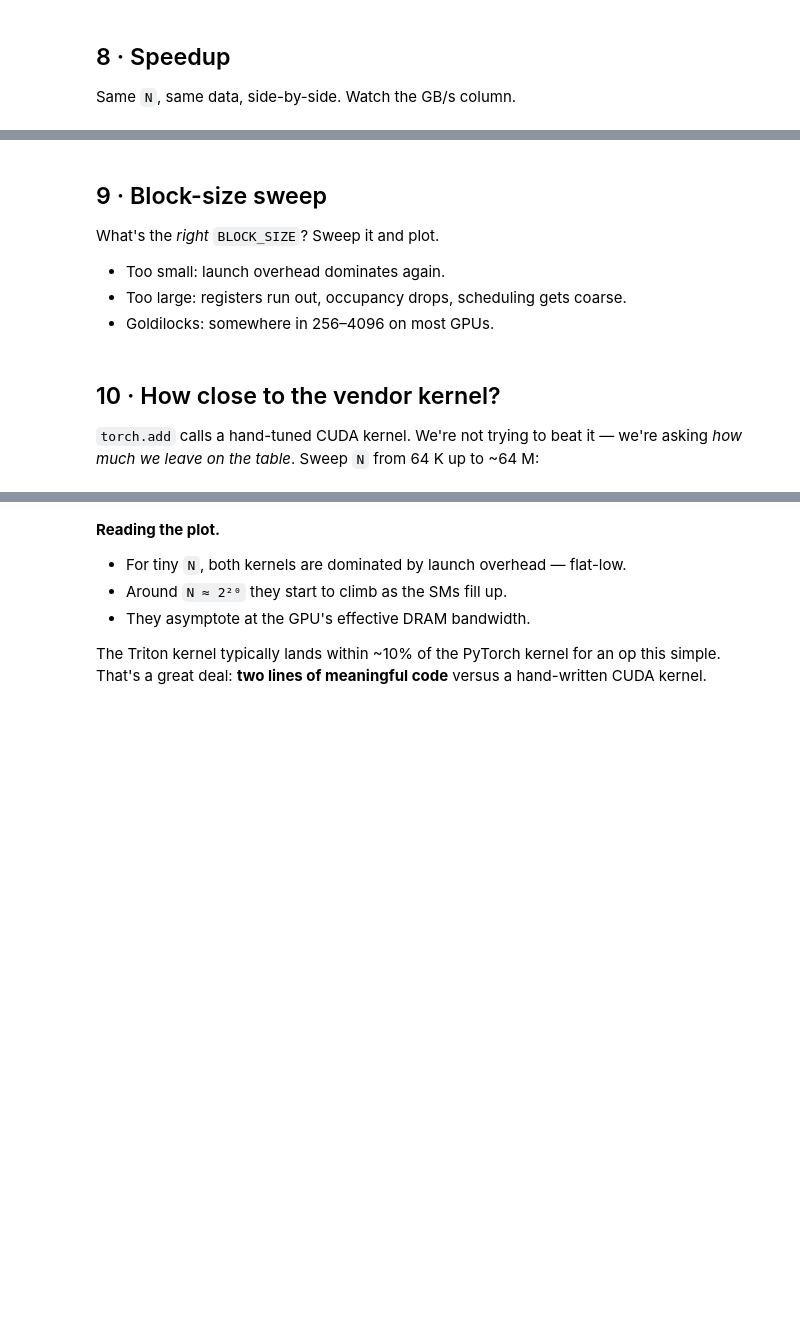
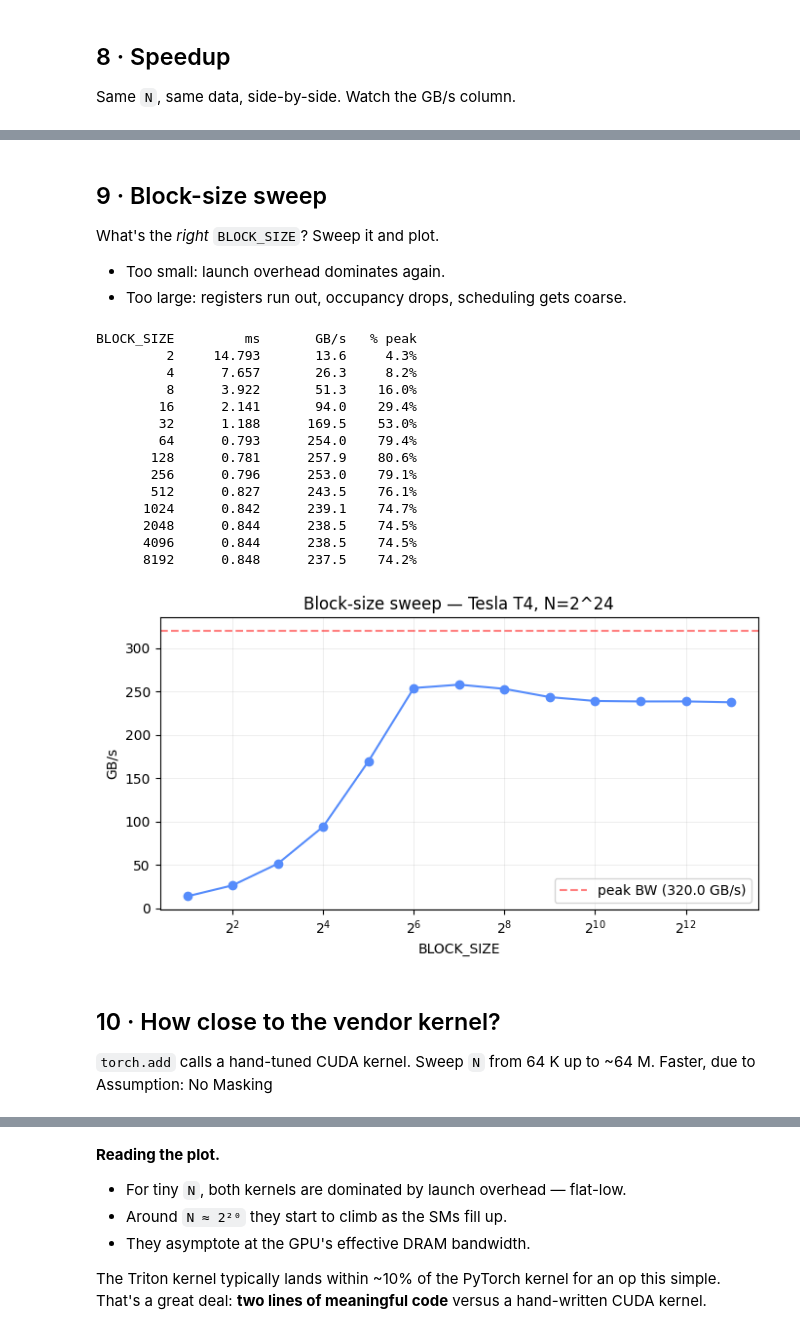
Before and after one commit to kross11480/l2-gpu-triton, a Jupyter notebook: l2-triton_vecmul.ipynb, the cells around one changed output, grey strips where cells are left out. Cells and saved outputs as stored; diff of their text form; code cells hidden in the pictures; blank space fills up the shorter version.

Commit message:
[feat] Simple vector addition example with some images * minor edits

```diff
--- a/l2-triton_vecmul.ipynb
+++ b/l2-triton_vecmul.ipynb
@@ -559,33 +553,47 @@ What's the *right* `BLOCK_SIZE`? Sweep it and plot.
 
 - Too small: launch overhead dominates again.
 - Too large: registers run out, occupancy drops, scheduling gets coarse.
-- Goldilocks: somewhere in 256–4096 on most GPUs.
 # %%
 N = 1 << 24                                        # 16 M elements
 A = torch.rand(N, device=DEVICE, dtype=torch.float32)
 B = torch.rand(N, device=DEVICE, dtype=torch.float32)
 
-block_sizes = [64, 128, 256, 512, 1024, 2048, 4096, 8192]
+block_sizes = [2, 4, 8, 16, 32, 64, 128, 256, 512, 1024, 2048, 4096, 8192]
 bws = []
 print(f"{'BLOCK_SIZE':>10} {'ms':>10} {'GB/s':>10} {'% peak':>8}")
 for BS in block_sizes:
     t = bench(lambda: block_vecadd(A, B, BLOCK_SIZE=BS))
     bw = gbps(N, t)
     bws.append(bw)
     print(f"{BS:>10} {t:>10.3f} {bw:>10.1f} {100*bw/PEAK_BW:>7.1f}%")
 
 plt.figure(figsize=(7, 4))
 plt.semilogx(block_sizes, bws, 'o-', base=2)
 plt.axhline(PEAK_BW, color='red', ls='--', alpha=0.5, label=f"peak BW ({PEAK_BW} GB/s)")
 plt.xlabel("BLOCK_SIZE")
 plt.ylabel("GB/s")
 plt.title(f"Block-size sweep — {GPU_NAME}, N=2^24")
 plt.grid(True, alpha=0.3); plt.legend(); plt.tight_layout(); plt.show()
+# %% [output]
+BLOCK_SIZE         ms       GB/s   % peak
+         2     14.793       13.6     4.3%
+         4      7.657       26.3     8.2%
+         8      3.922       51.3    16.0%
+        16      2.141       94.0    29.4%
+        32      1.188      169.5    53.0%
+        64      0.793      254.0    79.4%
+       128      0.781      257.9    80.6%
+       256      0.796      253.0    79.1%
+       512      0.827      243.5    76.1%
+      1024      0.842      239.1    74.7%
+      2048      0.844      238.5    74.5%
+      4096      0.844      238.5    74.5%
+      8192      0.848      237.5    74.2%
+[figure, added]
 # %% [markdown]
 ## 10 · How close to the vendor kernel?
 
-`torch.add` calls a hand-tuned CUDA kernel. We're not trying to beat it — we're
-asking *how much we leave on the table*. Sweep `N` from 64 K up to ~64 M:
+`torch.add` calls a hand-tuned CUDA kernel. Sweep `N` from 64 K up to ~64 M. Faster, due to Assumption: No Masking
 # %%
 import triton.testing
 
```
Also changed, not shown: parts of 36 cells of this notebook.
